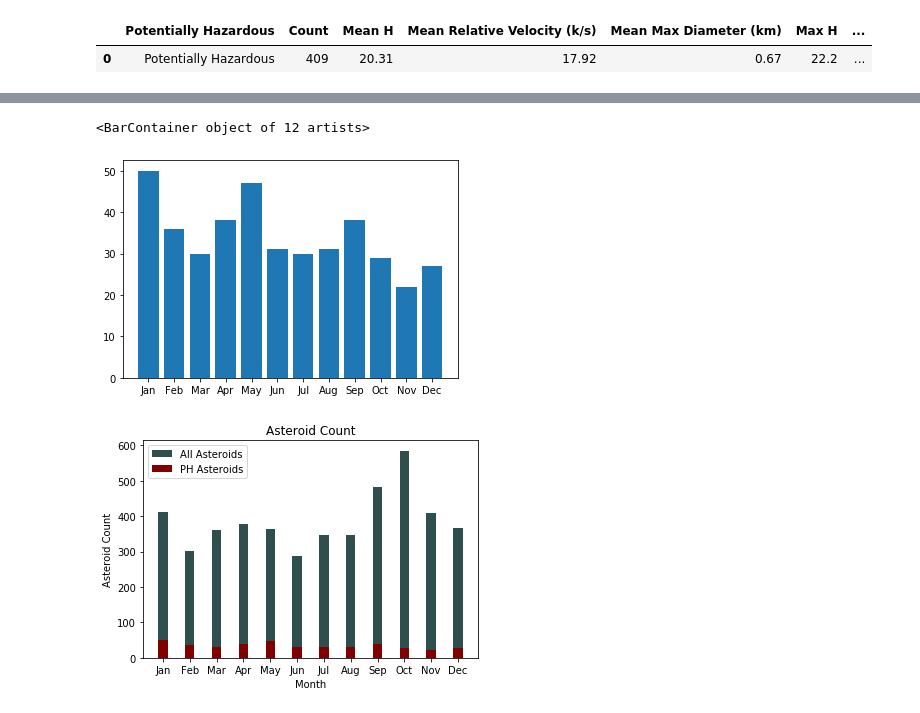
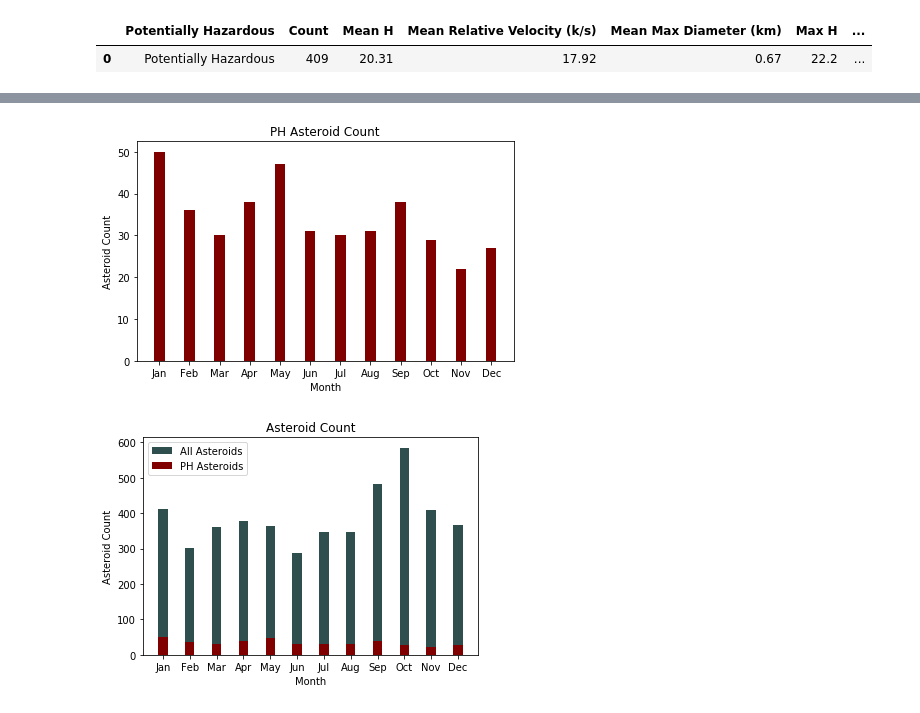
Before and after one commit to AmyAndersson/Datanauts_Project, a Jupyter notebook: PH_Asteroids.ipynb, the cells around one changed output, grey strips where cells are left out. Cells and saved outputs as stored; diff of their text form; code cells hidden in the pictures.

```diff
--- a/PH_Asteroids.ipynb
+++ b/PH_Asteroids.ipynb
@@ -144,10 +130,14 @@ plt.savefig("figs/PH Asteroids by Month")
 # %%
 Months =["Jan", "Feb", "Mar", "Apr", "May", "Jun", "Jul", "Aug", "Sep", "Oct", "Nov", "Dec"]
 PH_count = [50,36,30,38,47,31,30,31,38,29,22,27]
-plt.bar(Months, PH_count, )
+plt.bar(Months, PH_count, color="maroon", width=0.35 )
+plt.title("PH Asteroid Count")
+plt.xlabel("Month")
+plt.ylabel("Asteroid Count")
+plt.tight_layout();
+plt.savefig("figs/PH Asteroids by Month")
 # %% [output]
-<BarContainer object of 12 artists>
-[figure, old version]
+[figure, new version]
 # %%
 #create a stacked bar chart of asteroid count to visulize how mnay are PH.
 
```
Also changed, not shown: parts of 1 cell of this notebook, 1 other file.
